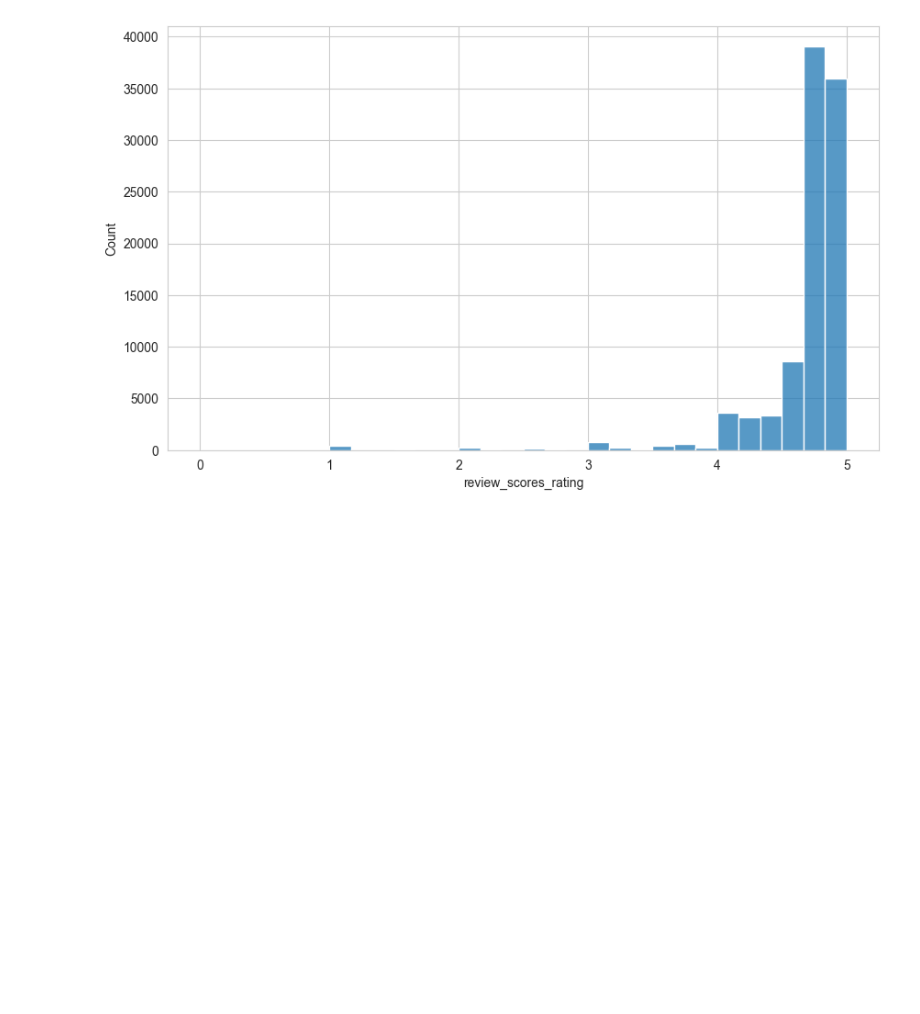
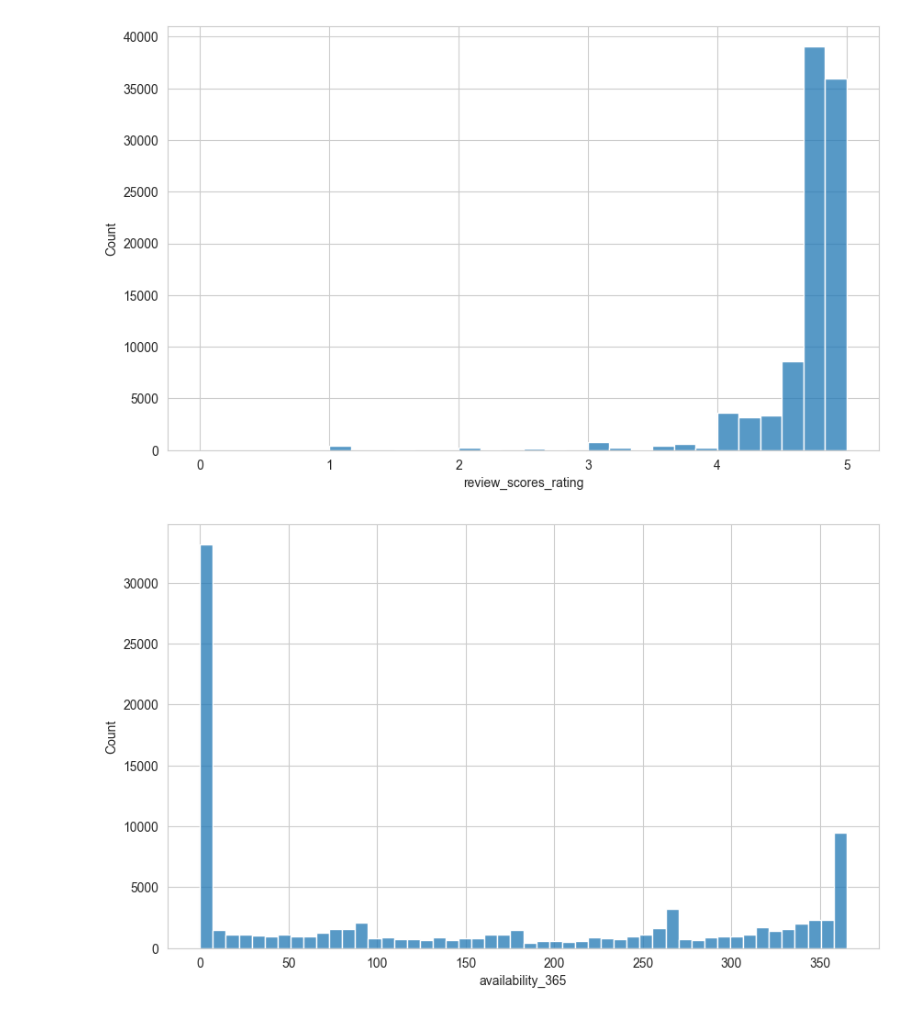
Before and after one commit to FathimaNafra/airbnb-data-engineering-project, a Jupyter notebook: notebooks/eda.ipynb, the cells around one changed output. Saved outputs shown, nothing was run; the diff lists cells and outputs as text; code cells hidden in the pictures; blank space fills up the shorter version.

Commit message:
Analyze availability patterns

```diff
--- a/notebooks/eda.ipynb
+++ b/notebooks/eda.ipynb
@@ -139,3 +139,15 @@ sns.histplot(
 plt.show()
 # %% [output]
 [figure]
+# %%
+#Availability Distribution
+plt.figure(figsize=(10,6))
+
+sns.histplot(
+    master["availability_365"],
+    bins=50
+)
+
+plt.show()
+# %% [output]
+[figure, added]
```
